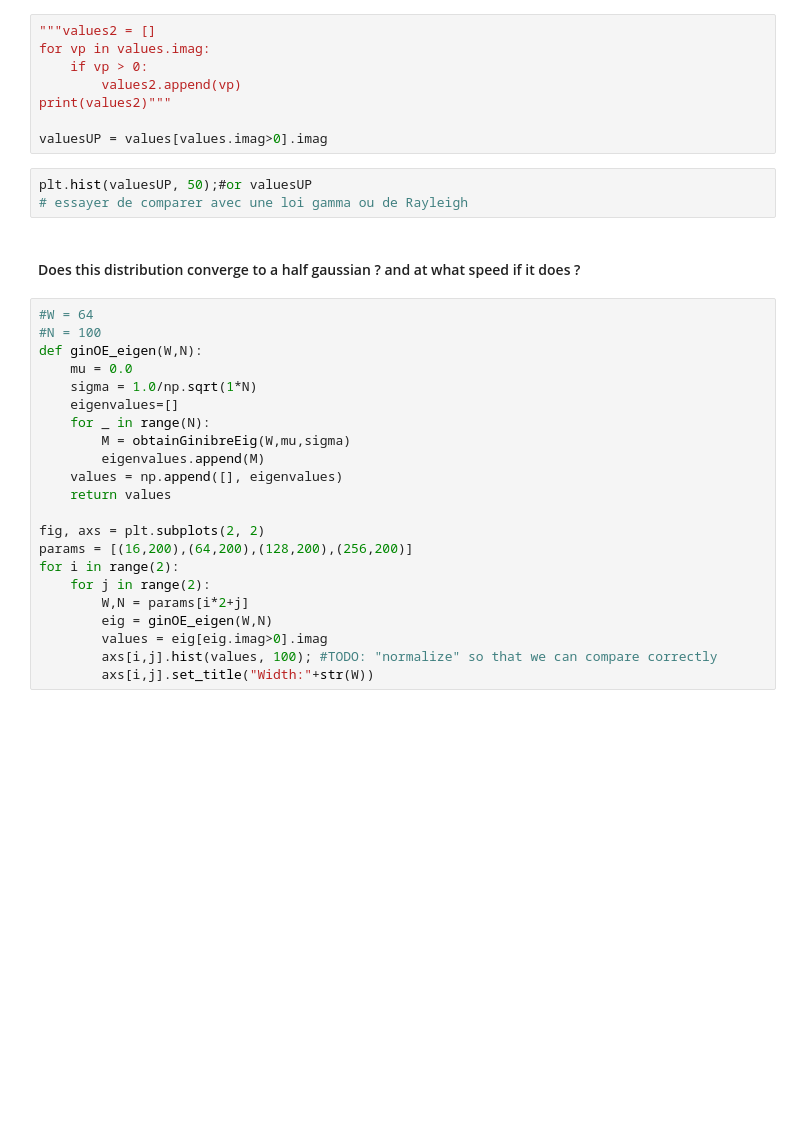
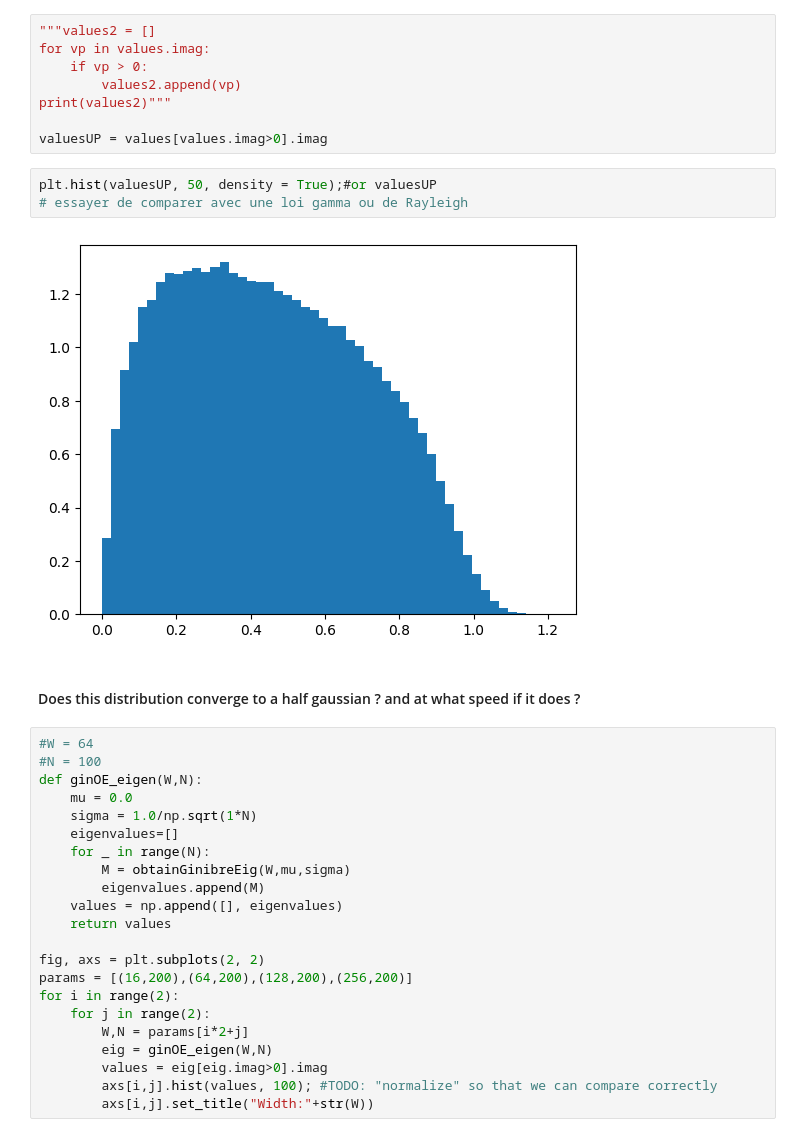
Before and after one commit to elvanaud/TR_Ginibre, a Jupyter notebook: test.ipynb, the cells around one changed output. Cells and saved outputs as stored; diff of their text form; blank space fills up the shorter version.

Commit message:
imaginaire density ginoe

```diff
--- a/test.ipynb
+++ b/test.ipynb
@@ -81,8 +89,10 @@ print(values2)"""
 
 valuesUP = values[values.imag>0].imag
 # %%
-plt.hist(valuesUP, 50);#or valuesUP
+plt.hist(valuesUP, 50, density = True);#or valuesUP
 # essayer de comparer avec une loi gamma ou de Rayleigh
+# %% [output]
+[figure, added]
 # %% [markdown]
 #### Does this distribution converge to a half gaussian ? and at what speed if it does ?
 # %%
```
Also changed, not shown: parts of 17 cells of this notebook, 3 other files.
